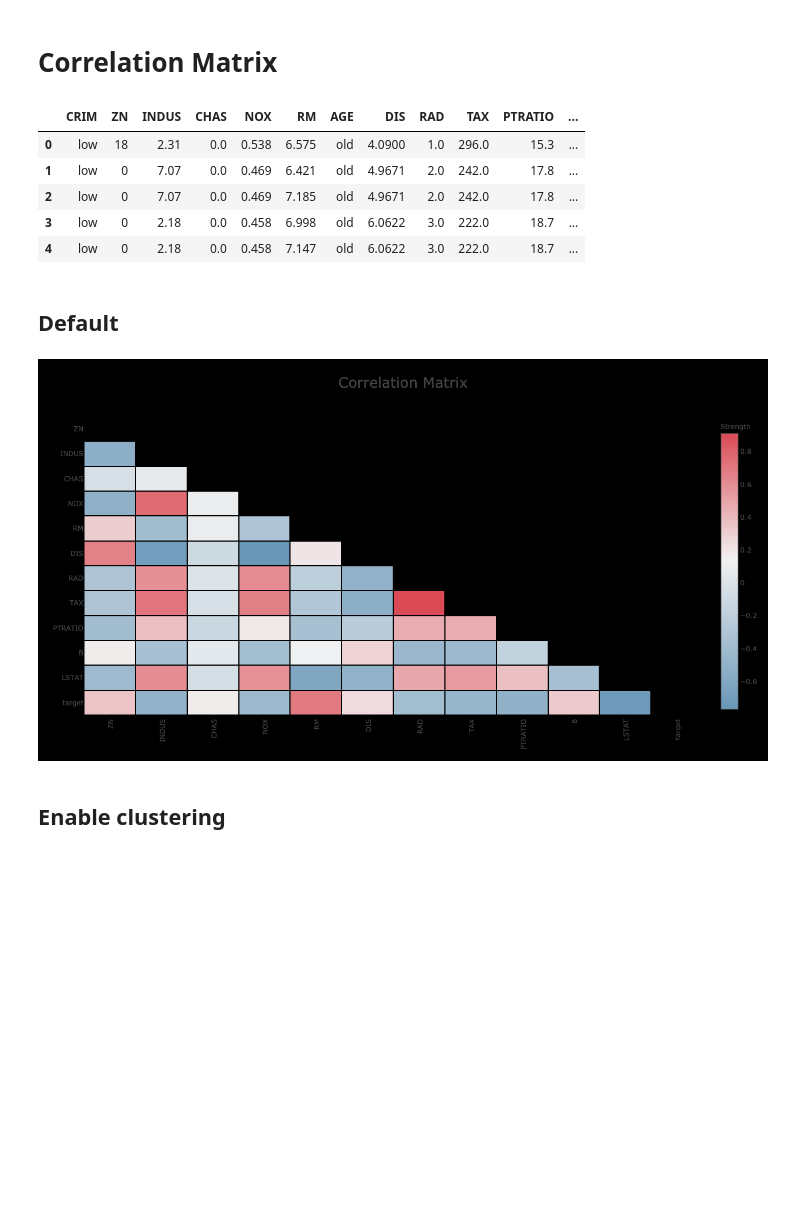
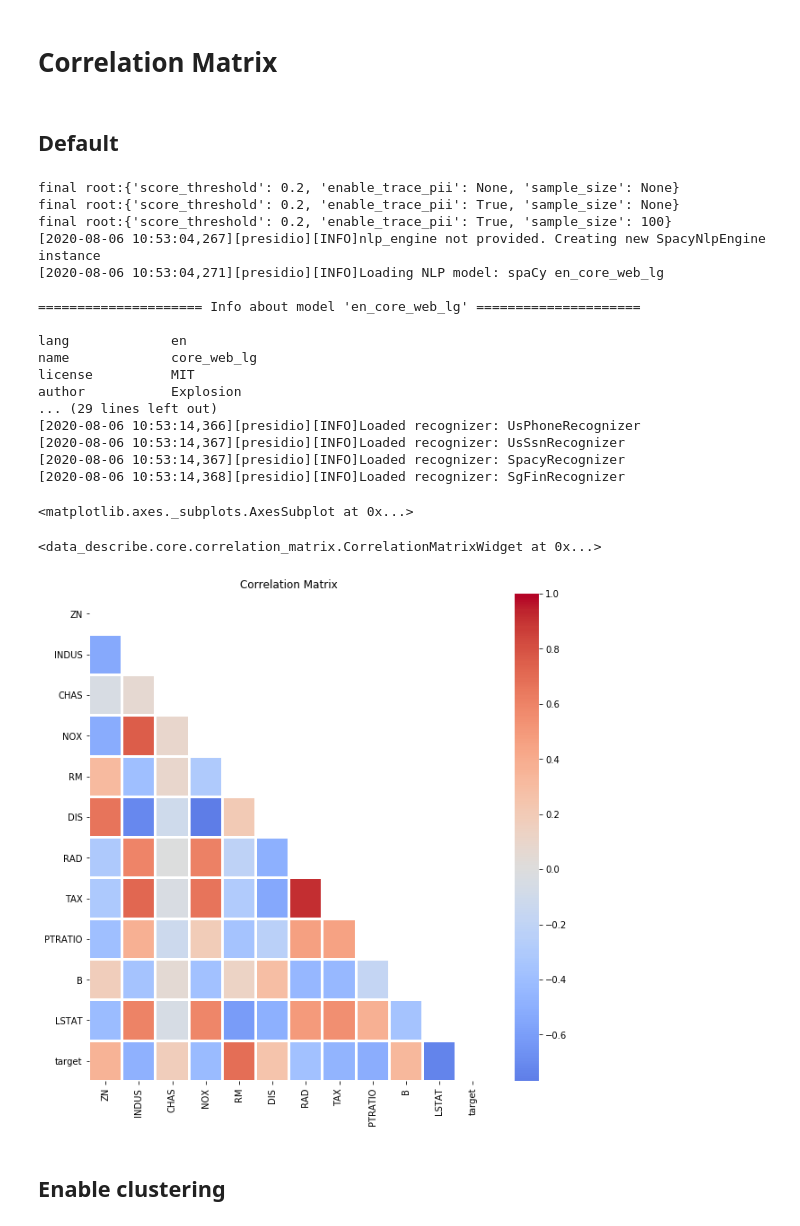
Before and after one commit to data-describe/data-describe, a Jupyter notebook: examples/Correlation_Matrix.ipynb, the cells around one changed output. Saved outputs shown, nothing was run; the diff lists cells and outputs as text; code cells hidden in the pictures; blank space fills up the shorter version.

```diff
--- a/examples/Correlation_Matrix.ipynb
+++ b/examples/Correlation_Matrix.ipynb
@@ -16,21 +15,31 @@ df['AGE'] = df['AGE'].map(lambda x: "young" if x < 29 else "old")
 df['CRIM'] = df['CRIM'].map(lambda x: "low" if x < df.CRIM.median() else "high")
 #Convert to integer
 df['ZN'] = df['ZN'].astype(int)
-# %%
-df.head()
-# %% [output]
-|  | CRIM | ZN | INDUS | CHAS | NOX | RM | AGE | DIS | RAD | TAX | PTRATIO | ... |
-| 0 | low | 18 | 2.31 | 0.0 | 0.538 | 6.575 | old | 4.0900 | 1.0 | 296.0 | 15.3 | ... |
-| 1 | low | 0 | 7.07 | 0.0 | 0.469 | 6.421 | old | 4.9671 | 2.0 | 242.0 | 17.8 | ... |
-| 2 | low | 0 | 7.07 | 0.0 | 0.469 | 7.185 | old | 4.9671 | 2.0 | 242.0 | 17.8 | ... |
-| 3 | low | 0 | 2.18 | 0.0 | 0.458 | 6.998 | old | 6.0622 | 3.0 | 222.0 | 18.7 | ... |
-| 4 | low | 0 | 2.18 | 0.0 | 0.458 | 7.147 | old | 6.0622 | 3.0 | 222.0 | 18.7 | ... |
 # %% [markdown]
 ## Default
-# %%
-correlation_matrix(df)
-# %% [output]
-[figure, removed]
+# %%
+dd.correlation_matrix(df)
+# %% [output]
+final root:{'score_threshold': 0.2, 'enable_trace_pii': None, 'sample_size': None}
+final root:{'score_threshold': 0.2, 'enable_trace_pii': True, 'sample_size': None}
+final root:{'score_threshold': 0.2, 'enable_trace_pii': True, 'sample_size': 100}
+[2020-08-06 10:53:04,267][presidio][INFO]nlp_engine not provided. Creating new SpacyNlpEngine instance
+[2020-08-06 10:53:04,271][presidio][INFO]Loading NLP model: spaCy en_core_web_lg
+
+===================== Info about model 'en_core_web_lg' =====================
+
+lang             en
+name             core_web_lg
+license          MIT
+author           Explosion
+... (29 lines left out)
+[2020-08-06 10:53:14,366][presidio][INFO]Loaded recognizer: UsPhoneRecognizer
+[2020-08-06 10:53:14,367][presidio][INFO]Loaded recognizer: UsSsnRecognizer
+[2020-08-06 10:53:14,367][presidio][INFO]Loaded recognizer: SpacyRecognizer
+[2020-08-06 10:53:14,368][presidio][INFO]Loaded recognizer: SgFinRecognizer
+<matplotlib.axes._subplots.AxesSubplot at 0x...>
+<data_describe.core.correlation_matrix.CorrelationMatrixWidget at 0x...>
+[figure, added]
 # %% [markdown]
 ## Enable clustering
 # %%
```
Also changed, not shown: parts of 6 cells of this notebook, 16 other files.
